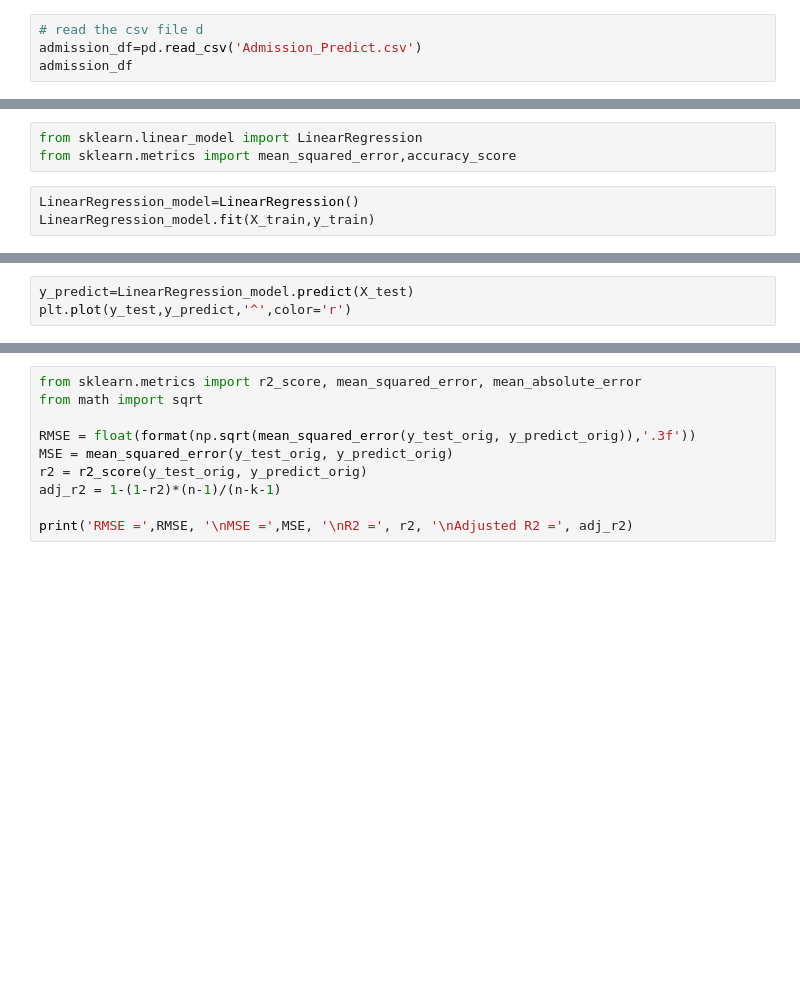
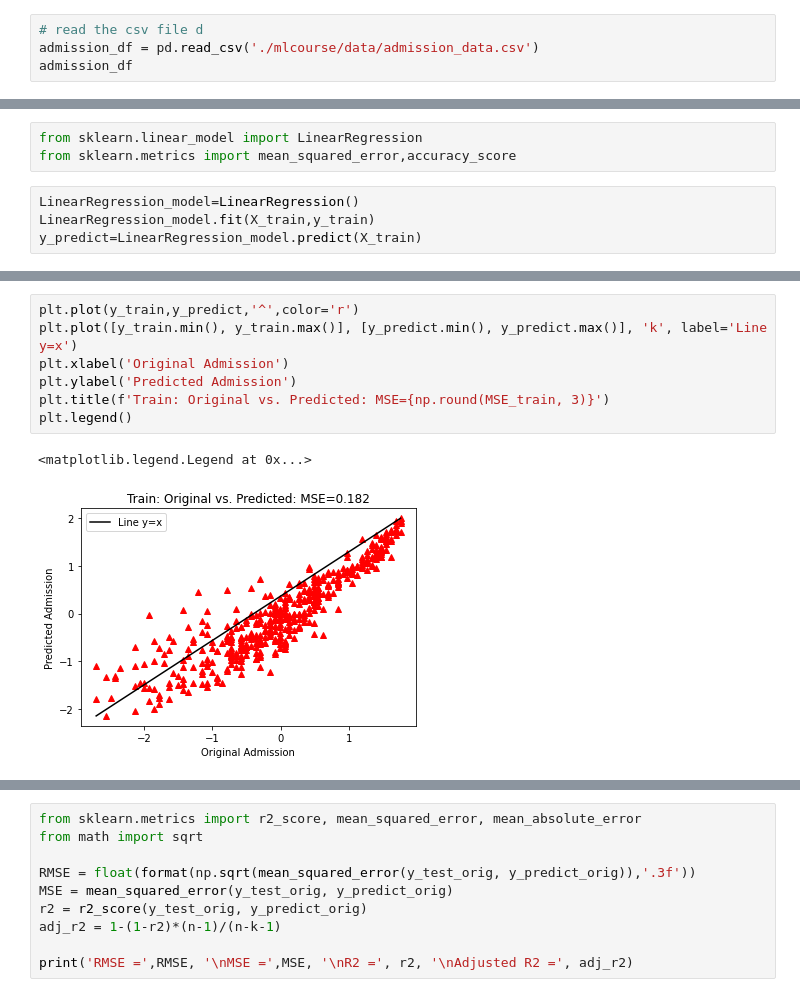
Before and after one commit to tamarshifman/mlcourse-Nov22, a Jupyter notebook: Multiple_regression.ipynb, the cells around one changed output, grey strips where cells are left out. Cells and saved outputs as stored; diff of their text form; blank space fills up the shorter version.

```diff
--- a/Multiple_regression.ipynb
+++ b/Multiple_regression.ipynb
@@ -14,6 +21,6 @@ jtplot.style(theme='monokai', context='notebook', ticks=True, grid=False)
 # %%
 # read the csv file d
-admission_df=pd.read_csv('Admission_Predict.csv')
+admission_df = pd.read_csv('./mlcourse/data/admission_data.csv')
 admission_df
 # %% [output]
 |  | Serial No. | GRE Score | TOEFL Score | University Rating | SOP | LOR | CGPA | Research | ... |
@@ -207,3 +197,4 @@ from sklearn.metrics import mean_squared_error,accuracy_score
 # %%
 LinearRegression_model=LinearRegression()
 LinearRegression_model.fit(X_train,y_train)
+y_predict=LinearRegression_model.predict(X_train)
@@ -219,3 +200,0 @@ accuracy_LinearRegression
-# %%
-y_predict=LinearRegression_model.predict(X_test)
-plt.plot(y_test,y_predict,'^',color='r')
@@ -238,0 +219,10 @@ n
+# %%
+plt.plot(y_train,y_predict,'^',color='r')
+plt.plot([y_train.min(), y_train.max()], [y_predict.min(), y_predict.max()], 'k', label='Line y=x')
+plt.xlabel('Original Admission')
+plt.ylabel('Predicted Admission')
+plt.title(f'Train: Original vs. Predicted: MSE={np.round(MSE_train, 3)}')
+plt.legend()
+# %% [output]
+<matplotlib.legend.Legend at 0x...>
+[figure, added]
```
Also changed, not shown: parts of 17 cells of this notebook.
